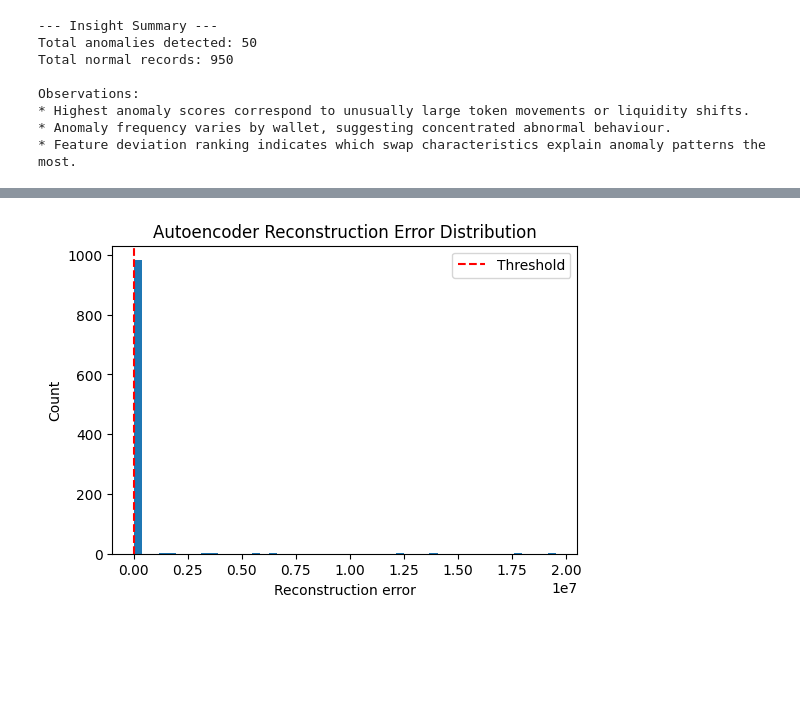
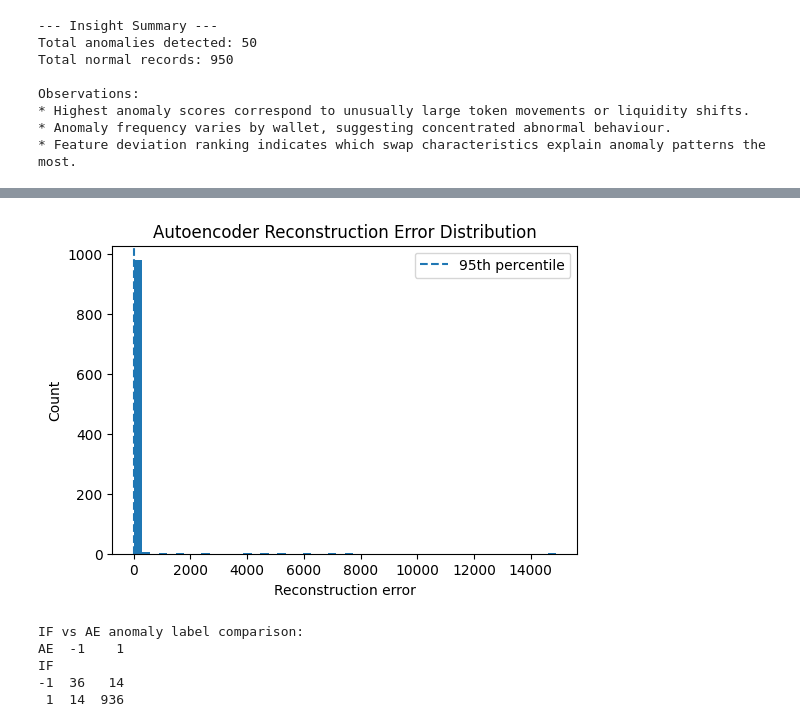
Before and after one commit to minaozdogan/Blockchain-Smart-Contract-Transaction-Anomaly-Detection-Project, a Jupyter notebook: notebooks/data_collection _preprocessing.ipynb, the cells around one changed output, grey strips where cells are left out. Drawn from its saved outputs; the diff is of its cells as text; code cells hidden in the pictures; blank space fills up the shorter version.

```diff
--- a/notebooks/data_collection.ipynb
+++ b/notebooks/data_collection _preprocessing.ipynb
@@ -809,6 +823,11 @@ from sklearn.model_selection import train_test_split
 scaled_features = [f"{col}_scaled" for col in numeric_features]
 
 # Autoencoder input matrix
-X_ae = data_scaled[scaled_features].values
-print("Autoencoder input shape:", X_ae.shape)
+# Use Isolation Forest NORMAL transactions only
+normal_data = data_scaled[data_scaled["isolation_forest_anomaly"] == 1]
+
+scaled_features = [f"{col}_scaled" for col in numeric_features]
+X_ae = normal_data[scaled_features].values
+
+print("Autoencoder training data shape:", X_ae.shape)
 # %% [output]
@@ -877,0 +874,9 @@ Name: ae_error, dtype: float64
+# %%
+history = autoencoder.fit(
+    X_train, X_train,
+    validation_data=(X_val, X_val),
+    epochs=50,
+    batch_size=32,
+    shuffle=True,
+    verbose=1
+)
@@ -877,0 +901,14 @@ Name: ae_error, dtype: float64
+# %%
+
+# Reconstruct all samples
+X_all = data_scaled[scaled_features].values
+reconstructions_all = autoencoder.predict(X_all)
+
+# Reconstruction error per transaction
+reconstruction_error_all = np.mean(
+    np.square(X_all - reconstructions_all),
+    axis=1
+)
+
+data_scaled["ae_error"] = reconstruction_error_all
+print(data_scaled["ae_error"].describe())
@@ -878,9 +926,9 @@ Name: ae_error, dtype: float64
 # %%
-# 95th percentile as anomaly threshold
-threshold = np.percentile(reconstruction_error, 95)
+# 95th percentile threshold from AE reconstruction error
+threshold = data_scaled["ae_error"].quantile(0.95)
 print("Autoencoder threshold (95th percentile):", threshold)
 
-# -1 = anomaly, 1 = normal (same convention as Isolation Forest)
+# -1 = anomaly, 1 = normal
 data_scaled["ae_anomaly"] = np.where(
     data_scaled["ae_error"] > threshold,
     -1,
@@ -926,13 +947,17 @@ Number of transactions flagged as anomalies by BOTH models: 37
 # %%
 import matplotlib.pyplot as plt
 
 plt.figure(figsize=(6,4))
 plt.hist(data_scaled["ae_error"], bins=50)
-plt.axvline(threshold, color="red", linestyle="--", label="Threshold")
+plt.axvline(
+    data_scaled["ae_error"].quantile(0.95),
+    linestyle="--",
+    label="95th percentile"
+)
 plt.title("Autoencoder Reconstruction Error Distribution")
 plt.xlabel("Reconstruction error")
 plt.ylabel("Count")
 plt.legend()
 plt.show()
 # %% [output]
-[figure, old version]
+[figure, new version]
@@ -963,3 +964,20 @@ data_scaled["risk_score"] = (
+# %%
+# Crosstab of labels
+comparison_table = pd.crosstab(
+    data_scaled["isolation_forest_anomaly"],
+    data_scaled["ae_anomaly"],
+    rownames=["IF"],
+    colnames=["AE"]
+)
+
+print("\nIF vs AE anomaly label comparison:")
+print(comparison_table)
+# %% [output]
+IF vs AE anomaly label comparison:
+AE  -1    1
+IF
+-1  36   14
+ 1  14  936
 # %%
 # ---------------------------------------------------------
 # Assign risk categories using score thresholds
```
Also changed, not shown: parts of 33 cells of this notebook, 9 other files.
